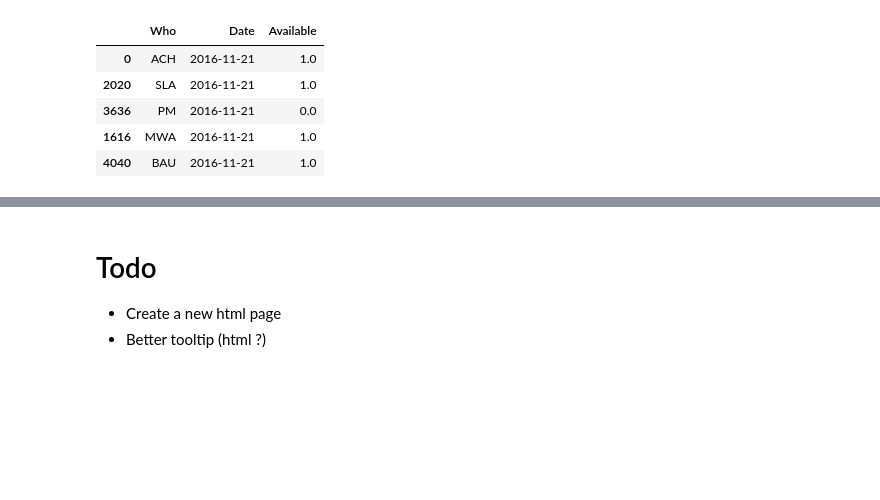
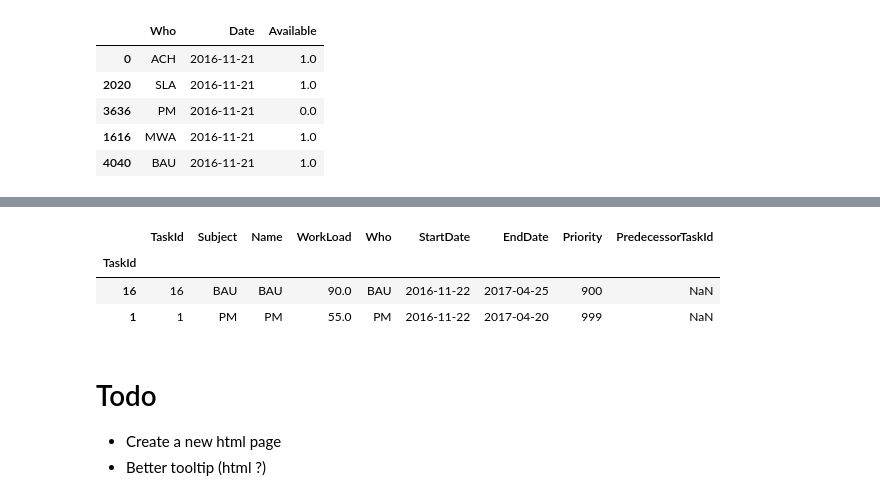
Before and after one commit to chris87DS/ProjectManagement, a Jupyter notebook: ProjectManagementTool.ipynb, the cells around one changed output, grey strips where cells are left out. Drawn from its saved outputs; the diff is of its cells as text; code cells hidden in the pictures; blank space fills up the shorter version.

```diff
--- a/ProjectManagementTool.ipynb
+++ b/ProjectManagementTool.ipynb
@@ -344,3 +359,10 @@ google.charts.load("current", {packages:["timeline"]});
+# %%
+_tasks.loc[[16,1]]
+# %% [output]
+|  | TaskId | Subject | Name | WorkLoad | Who | StartDate | EndDate | Priority | PredecessorTaskId |
+| TaskId |  |  |  |  |  |  |  |  |  |
+| 16 | 16 | BAU | BAU | 90.0 | BAU | 2016-11-22 | 2017-04-25 | 900 | NaN |
+| 1 | 1 | PM | PM | 55.0 | PM | 2016-11-22 | 2017-04-20 | 999 | NaN |
 # %% [markdown]
 # Todo
 * Create a new html page
```
Also changed, not shown: parts of 19 cells of this notebook, 4 other files.
